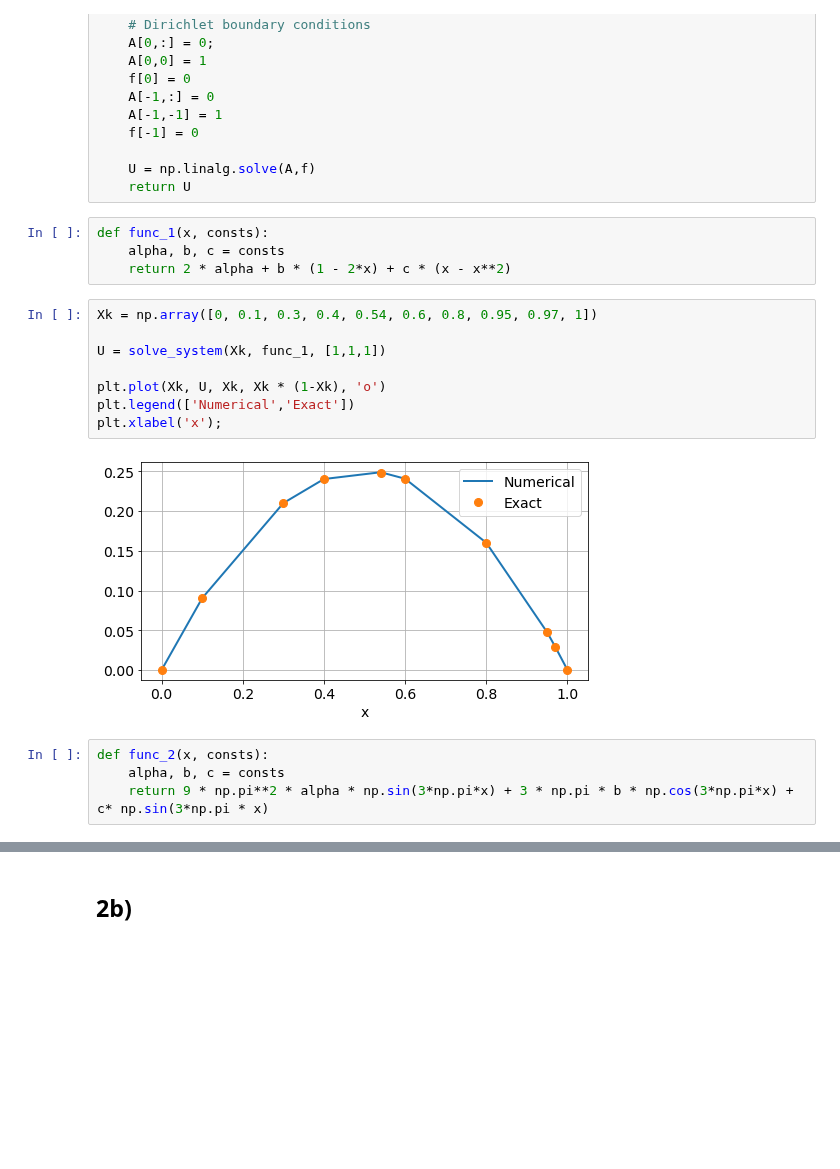
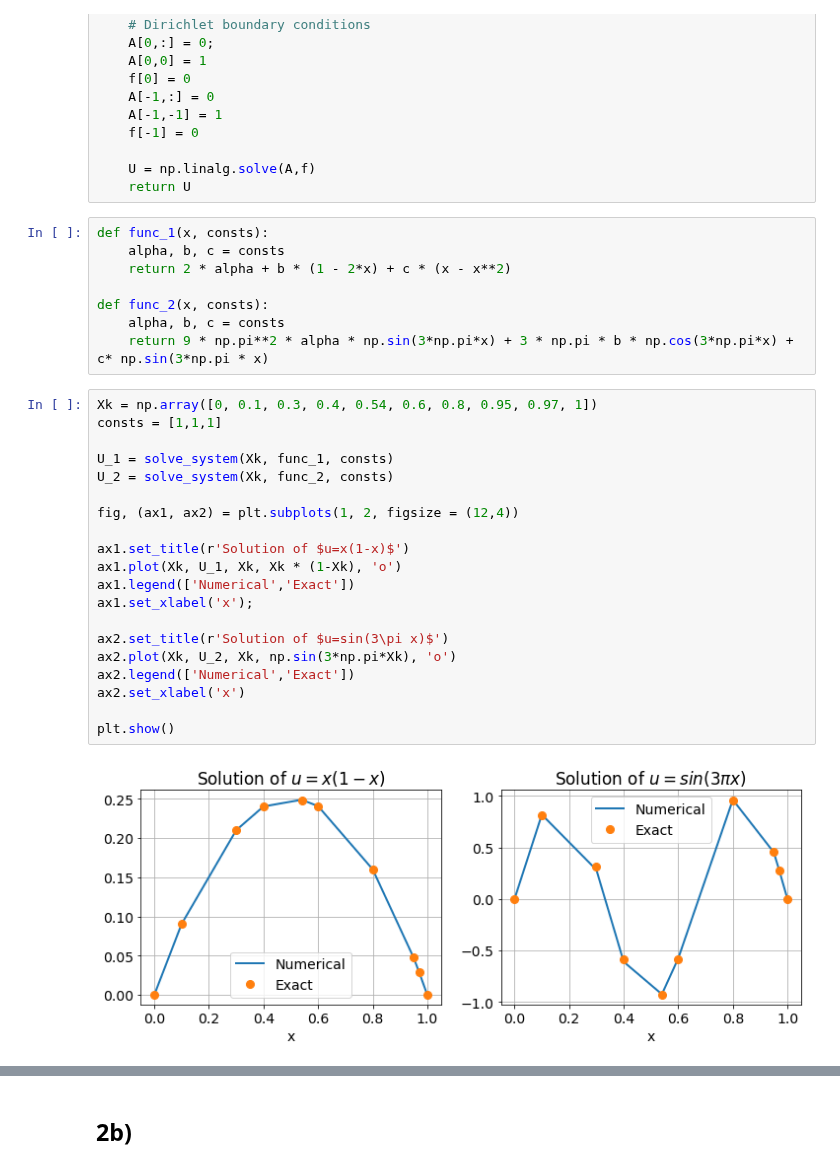
Before and after one commit to aledha/TMA4212-NumDiffDiff, a Jupyter notebook: Project 2/Proj2_nb.ipynb, the cells around one changed output, grey strips where cells are left out. Cells and saved outputs as stored; diff of their text form; blank space fills up the shorter version.

Commit message:
plots and finishing touches

```diff
--- a/Project 2/Proj2_nb.ipynb
+++ b/Project 2/Proj2_nb.ipynb
@@ -53,17 +53,29 @@ def solve_system(Xk, func, consts, elemental_load = elemental_load_1):
 def func_1(x, consts):
     alpha, b, c = consts
     return 2 * alpha + b * (1 - 2*x) + c * (x - x**2)
+
+def func_2(x, consts):
+    alpha, b, c = consts
+    return 9 * np.pi**2 * alpha * np.sin(3*np.pi*x) + 3 * np.pi * b * np.cos(3*np.pi*x) + c* np.sin(3*np.pi * x)
 # %%
 Xk = np.array([0, 0.1, 0.3, 0.4, 0.54, 0.6, 0.8, 0.95, 0.97, 1])
+consts = [1,1,1]
 
-U = solve_system(Xk, func_1, [1,1,1])
+U_1 = solve_system(Xk, func_1, consts)
+U_2 = solve_system(Xk, func_2, consts)
 
-plt.plot(Xk, U, Xk, Xk * (1-Xk), 'o')
-plt.legend(['Numerical','Exact'])
-plt.xlabel('x');
+fig, (ax1, ax2) = plt.subplots(1, 2, figsize = (12,4))
+
+ax1.set_title(r'Solution of $u=x(1-x)$')
+ax1.plot(Xk, U_1, Xk, Xk * (1-Xk), 'o')
+ax1.legend(['Numerical','Exact'])
+ax1.set_xlabel('x');
+
+ax2.set_title(r'Solution of $u=sin(3\pi x)$')
+ax2.plot(Xk, U_2, Xk, np.sin(3*np.pi*Xk), 'o')
+ax2.legend(['Numerical','Exact'])
+ax2.set_xlabel('x')
+
+plt.show()
 # %% [output]
-[figure, old version]
+[figure, new version]
-# %%
-def func_2(x, consts):
-    alpha, b, c = consts
-    return 9 * np.pi**2 * alpha * np.sin(3*np.pi*x) + 3 * np.pi * b * np.cos(3*np.pi*x) + c* np.sin(3*np.pi * x)
```
Also changed, not shown: parts of 14 cells of this notebook.
